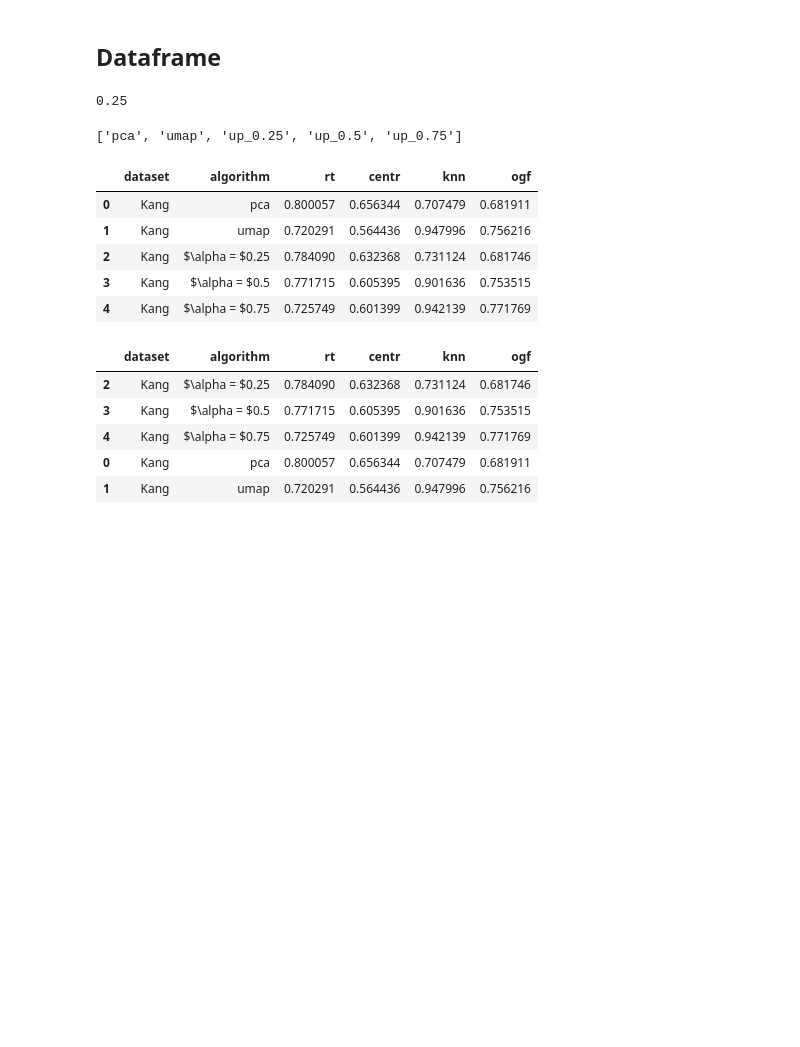
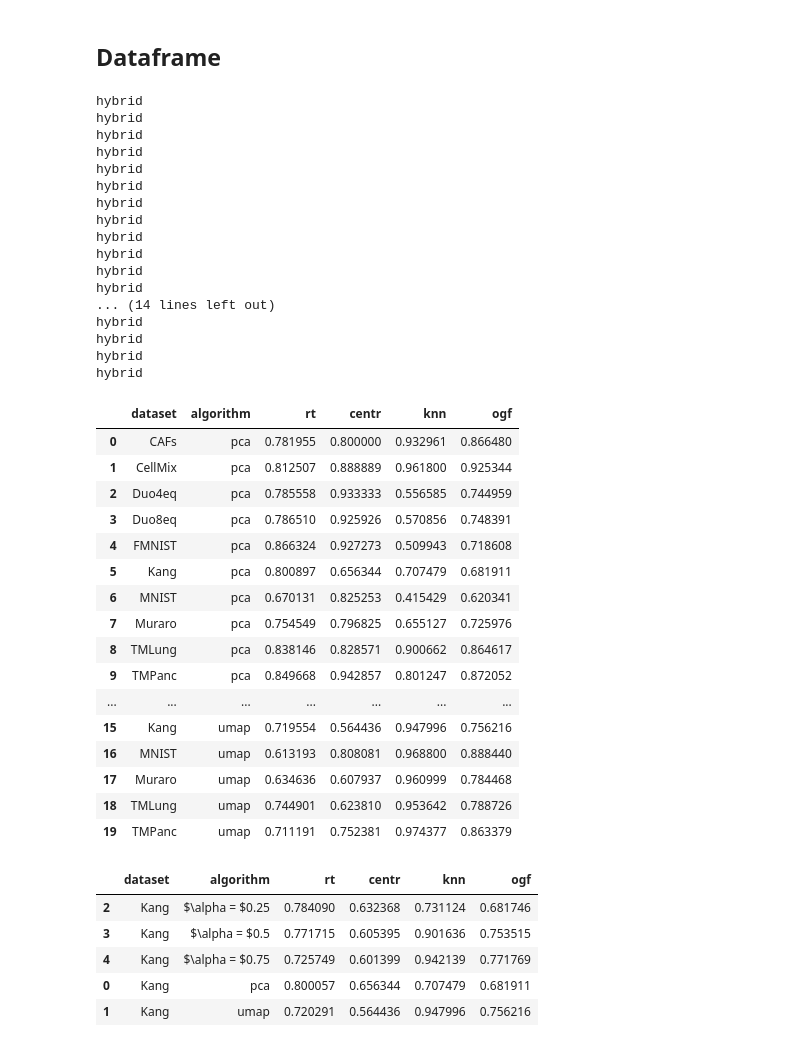
Before and after one commit to corinne-ort/drpaper25, a Jupyter notebook: run_evaluation.ipynb, the cells around one changed output. Drawn from its saved outputs; the diff is of its cells as text; code cells hidden in the pictures; blank space fills up the shorter version.

```diff
--- a/run_evaluation.ipynb
+++ b/run_evaluation.ipynb
@@ -41,23 +41,12 @@ import os
 cwd = os.getcwd()
 # %%
 from sklearn import datasets as ds
-# %%
-method = 'up_0.25'
-print(method[-4:])
-# %% [output]
-0.25
-# %%
-hybrids = ['up_0.25', 'up_0.5', 'up_0.75']
-algorithms = ['pca'] + hybrids + ['umap']
-print(algorithms)
-# %% [output]
-['pca', 'umap', 'up_0.25', 'up_0.5', 'up_0.75']
 # %%
-#algorithms = ['pca', 'tsne', 'umap', 'pacmap']
-hybrids = ['MDS_up_0.25', 'MDS_up_0.5', 'MDS_up_0.75']
+algorithms = ['pca', 'tsne', 'umap', 'pacmap']
+hybrids = ['_up_0.25', '_up_0.5', '_up_0.75']
 algorithms = ['pca','umap'] + hybrids
-#datasets = ['CAFs', 'CellMix', 'CellMixLA','Duo4eq', 'Duo8eq','Kang','MNIST','Muraro','TMLung','TMLungLA','TMPanc','TMPancLA']
-datasets = ['Kang']
+datasets = ['CAFs', 'CellMix', 'Duo4eq', 'Duo8eq','FMNIST','Kang','MNIST','Muraro','TMLung','TMPanc']
+#datasets = ['Kang']
 
 filepaths = []
 results = []
@@ -146,38 +135,66 @@ for algorithm in algorithms:
 
         if algorithm not in hybrids:
             result['algorithm'] = algorithm
 
         elif algorithm in hybrids:
             alpha = algorithm[-4:]
             if alpha[0] == '_': # fix minor formatting issue
                 alpha = alpha[1:]
             result['algorithm'] = '$\\alpha = $' + alpha
 
         rt_acc = np.zeros(5,)
         for i in range(5):
             rt_acc[i] = random_triplet_eval(X_train, embedding, y_train) #X_train, embedding, labels
         result['rt'] = np.mean(rt_acc)
 
         centr_acc = centroid_triplet_eval(X_train, embedding, y_train) #X_train, embedding, labels
         result['centr'] = np.mean(centr_acc)
 
         knn = knn_eval(embedding, y_train, n_neighbors = 5)
         result['knn'] = knn
 
         ogf = (centr_acc + knn)/2 # overall geometric fidelity
         result['ogf'] = ogf
 
         results.append(result)
 
 df = pd.DataFrame(results)
 df
 # %% [output]
+hybrid
+hybrid
+hybrid
+hybrid
+hybrid
+hybrid
+hybrid
+hybrid
+hybrid
+hybrid
+hybrid
+hybrid
+... (14 lines left out)
+hybrid
+hybrid
+hybrid
+hybrid
 |  | dataset | algorithm | rt | centr | knn | ogf |
-| 0 | Kang | pca | 0.800057 | 0.656344 | 0.707479 | 0.681911 |
-| 1 | Kang | umap | 0.720291 | 0.564436 | 0.947996 | 0.756216 |
-| 2 | Kang | $\alpha = $0.25 | 0.784090 | 0.632368 | 0.731124 | 0.681746 |
-| 3 | Kang | $\alpha = $0.5 | 0.771715 | 0.605395 | 0.901636 | 0.753515 |
-| 4 | Kang | $\alpha = $0.75 | 0.725749 | 0.601399 | 0.942139 | 0.771769 |
+| 0 | CAFs | pca | 0.781955 | 0.800000 | 0.932961 | 0.866480 |
+| 1 | CellMix | pca | 0.812507 | 0.888889 | 0.961800 | 0.925344 |
+| 2 | Duo4eq | pca | 0.785558 | 0.933333 | 0.556585 | 0.744959 |
+| 3 | Duo8eq | pca | 0.786510 | 0.925926 | 0.570856 | 0.748391 |
+| 4 | FMNIST | pca | 0.866324 | 0.927273 | 0.509943 | 0.718608 |
+| 5 | Kang | pca | 0.800897 | 0.656344 | 0.707479 | 0.681911 |
+| 6 | MNIST | pca | 0.670131 | 0.825253 | 0.415429 | 0.620341 |
+| 7 | Muraro | pca | 0.754549 | 0.796825 | 0.655127 | 0.725976 |
+| 8 | TMLung | pca | 0.838146 | 0.828571 | 0.900662 | 0.864617 |
+| 9 | TMPanc | pca | 0.849668 | 0.942857 | 0.801247 | 0.872052 |
+| ... | ... | ... | ... | ... | ... | ... |
+| 15 | Kang | umap | 0.719554 | 0.564436 | 0.947996 | 0.756216 |
+| 16 | MNIST | umap | 0.613193 | 0.808081 | 0.968800 | 0.888440 |
+| 17 | Muraro | umap | 0.634636 | 0.607937 | 0.960999 | 0.784468 |
+| 18 | TMLung | umap | 0.744901 | 0.623810 | 0.953642 | 0.788726 |
+| 19 | TMPanc | umap | 0.711191 | 0.752381 | 0.974377 | 0.863379 |
 # %%
 df['algorithm'] = df['algorithm'].apply(lambda alg: f"${alg}$" if alg.startswith("\\") else alg)
 # %%
```
Also changed, not shown: parts of 1 cell of this notebook, 5 other files.
